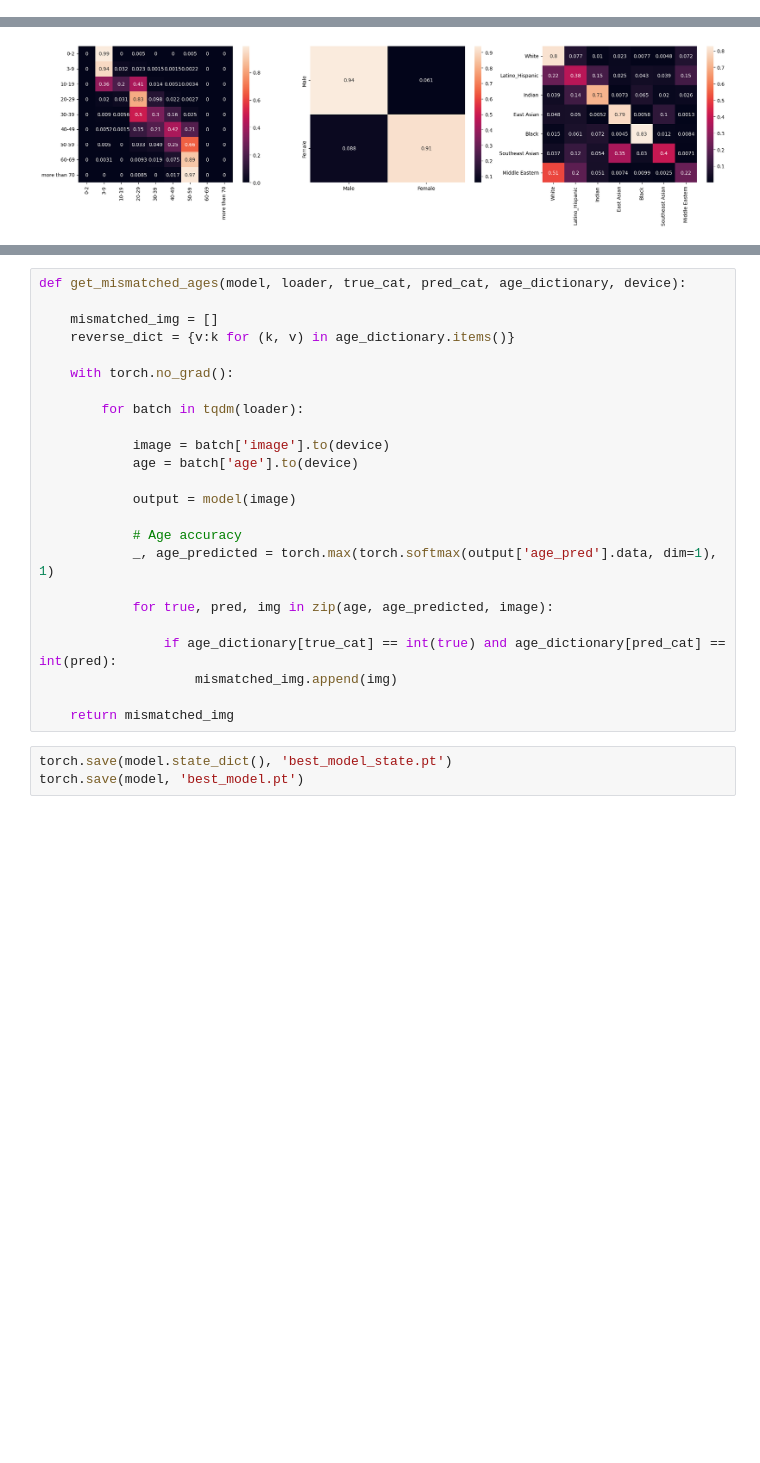
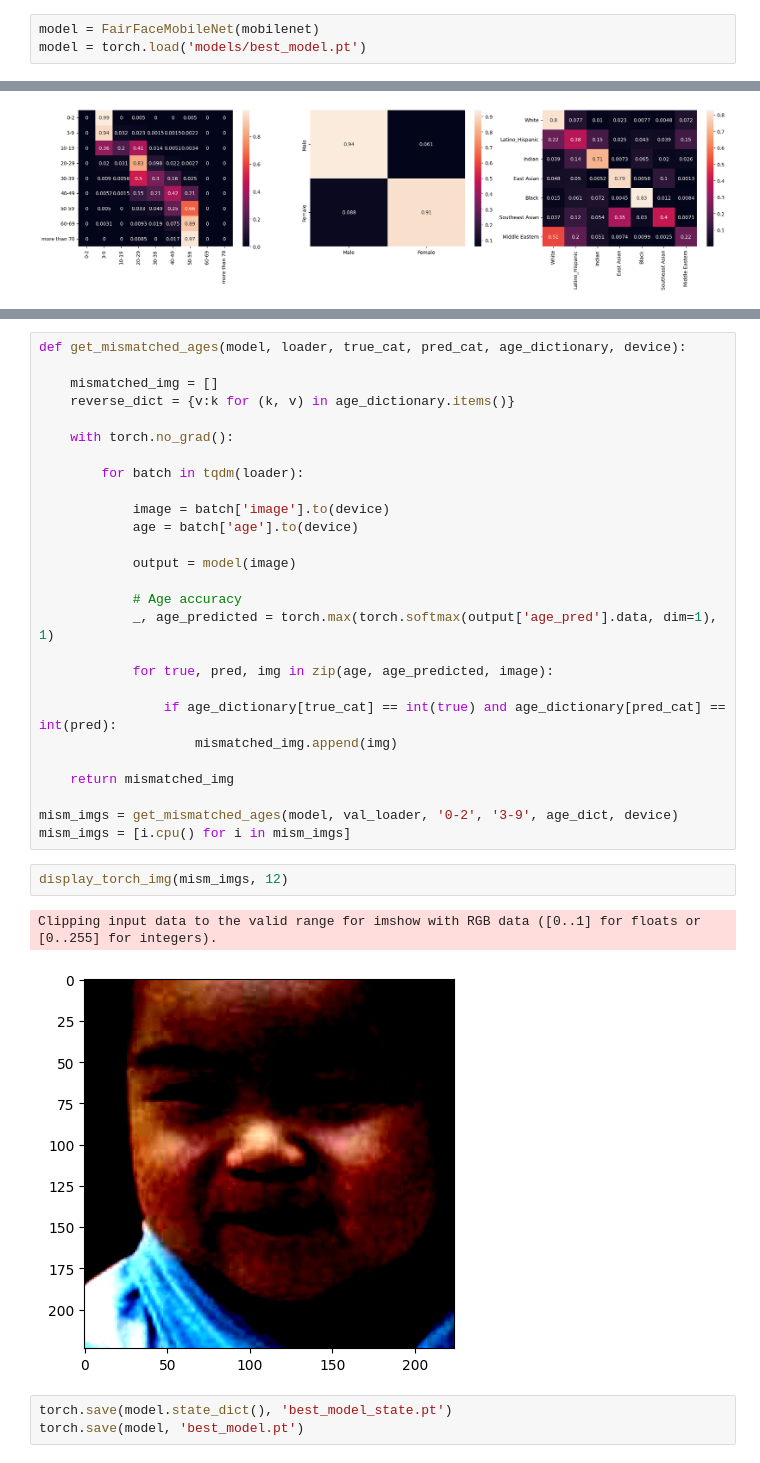
Before and after one commit to trybushenko/FairFace_Modeling, a Jupyter notebook: notebooks/model_train_22072023.ipynb, the cells around one changed output, grey strips where cells are left out. Drawn from its saved outputs; the diff is of its cells as text; blank space fills up the shorter version.

Commit message:
added calculation metrics of the model

```diff
--- a/notebooks/model_train_22072023.ipynb
+++ b/notebooks/model_train_22072023.ipynb
@@ -604,3 +595,6 @@ model = model.to(device)
+# %%
+model = FairFaceMobileNet(mobilenet)
+model = torch.load('models/best_model.pt')
 # %%
 import seaborn as sns
 import matplotlib.pyplot as plt
@@ -692,6 +732,14 @@ def get_mismatched_ages(model, loader, true_cat, pred_cat, age_dictionary, devic
                     mismatched_img.append(img)
 
     return mismatched_img
+
+mism_imgs = get_mismatched_ages(model, val_loader, '0-2', '3-9', age_dict, device)
+mism_imgs = [i.cpu() for i in mism_imgs]
+# %%
+display_torch_img(mism_imgs, 12)
+# %% [output]
+Clipping input data to the valid range for imshow with RGB data ([0..1] for floats or [0..255] for integers).
+[figure, added]
 # %%
 torch.save(model.state_dict(), 'best_model_state.pt')
 torch.save(model, 'best_model.pt')
```
Also changed, not shown: parts of 3 cells of this notebook.
